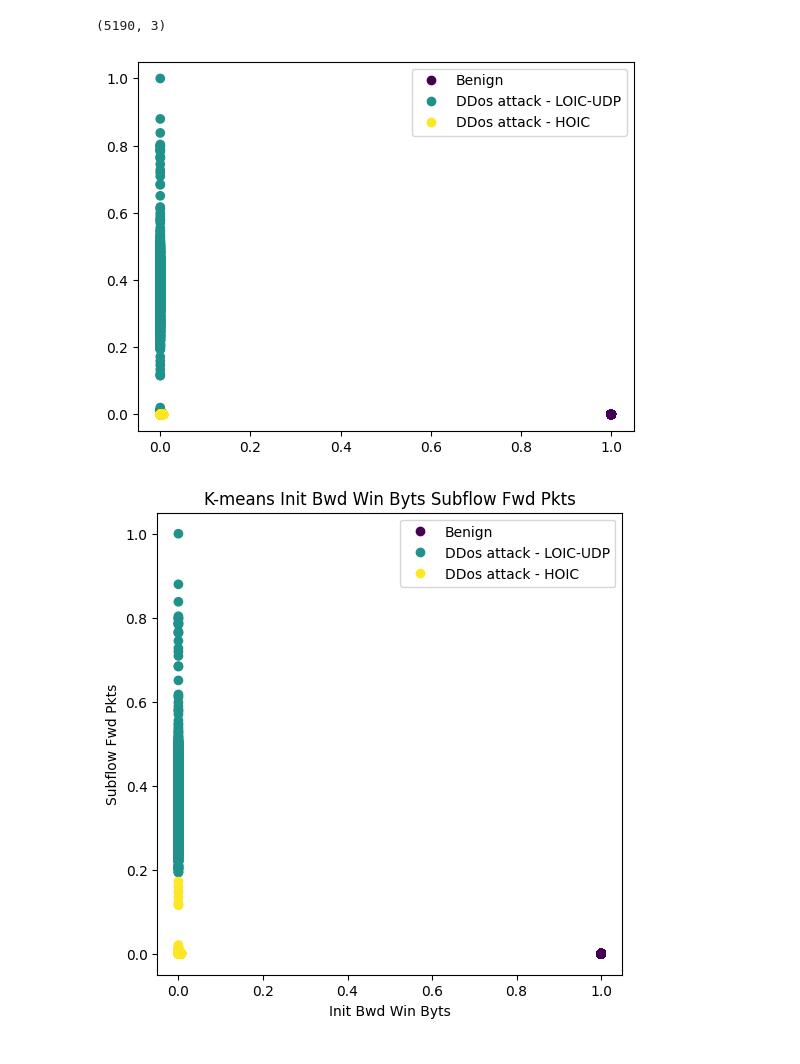
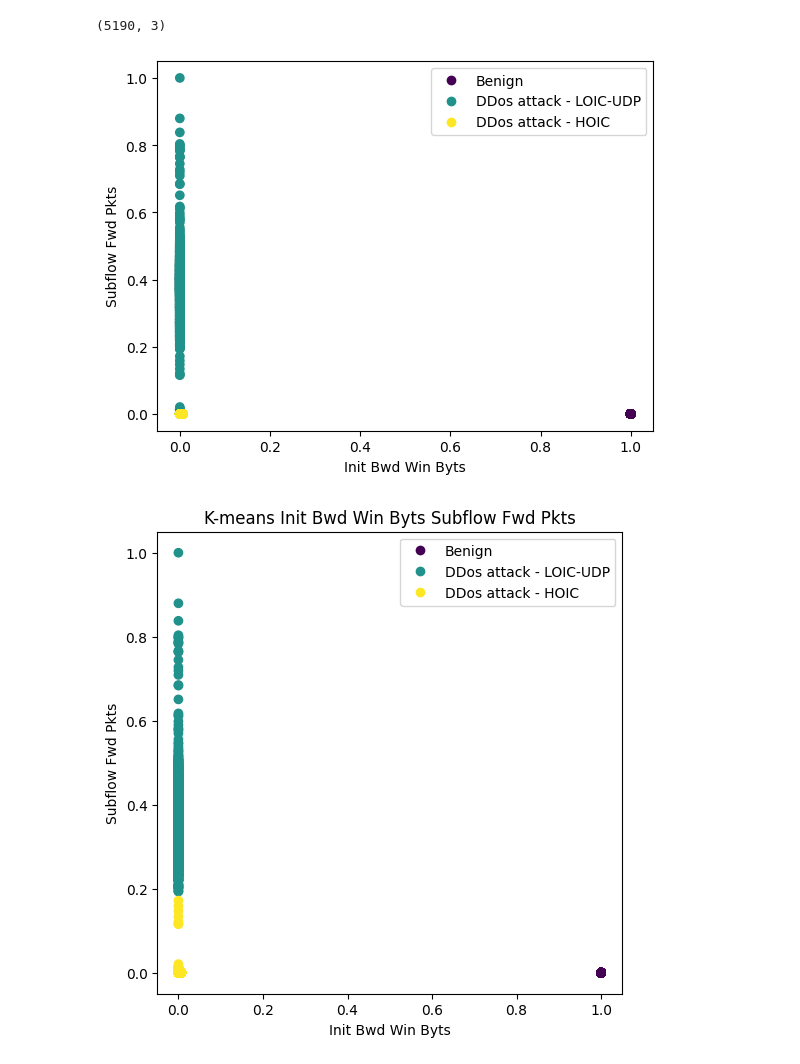
Before and after one commit to ChiaraAmalia/AdvancedCyberSecurity, a Jupyter notebook: clust_2102.ipynb, the cells around one changed output. Cells and saved outputs as stored; diff of their text form; code cells hidden in the pictures.

```diff
--- a/clust_2102.ipynb
+++ b/clust_2102.ipynb
@@ -61,17 +61,20 @@ n_clusters = len(balanced_d['Label'].unique())  # numero di cluster
 # %%
 scatter_plot= plt.scatter(balanced_d[feature_1],balanced_d[feature_2],c=balanced_d['Label'])
 scatter_plot
+
+plt.xlabel(feature_1)
+plt.ylabel(feature_2)
 
 # Aggiungi la legenda
 plt.legend(handles=scatter_plot.legend_elements()[0], labels=['Benign', 'DDos attack - LOIC-UDP', 'DDos attack - HOIC'])
 
 title = ("Scatter " + str(feature_1) + " - " + str(feature_2))
 feature_name = title.replace('/','_')
 if not os.path.exists('image/'+nome_file):
     os.makedirs('image/'+nome_file)
 plt.savefig('image/'+nome_file +'/'+str(feature_name)+'.png')
 # %% [output]
-[figure, old version]
+[figure, new version]
 # %%
 # Eseguiamo il clustering con Kmeans
 
```
Also changed, not shown: 9 other files.
